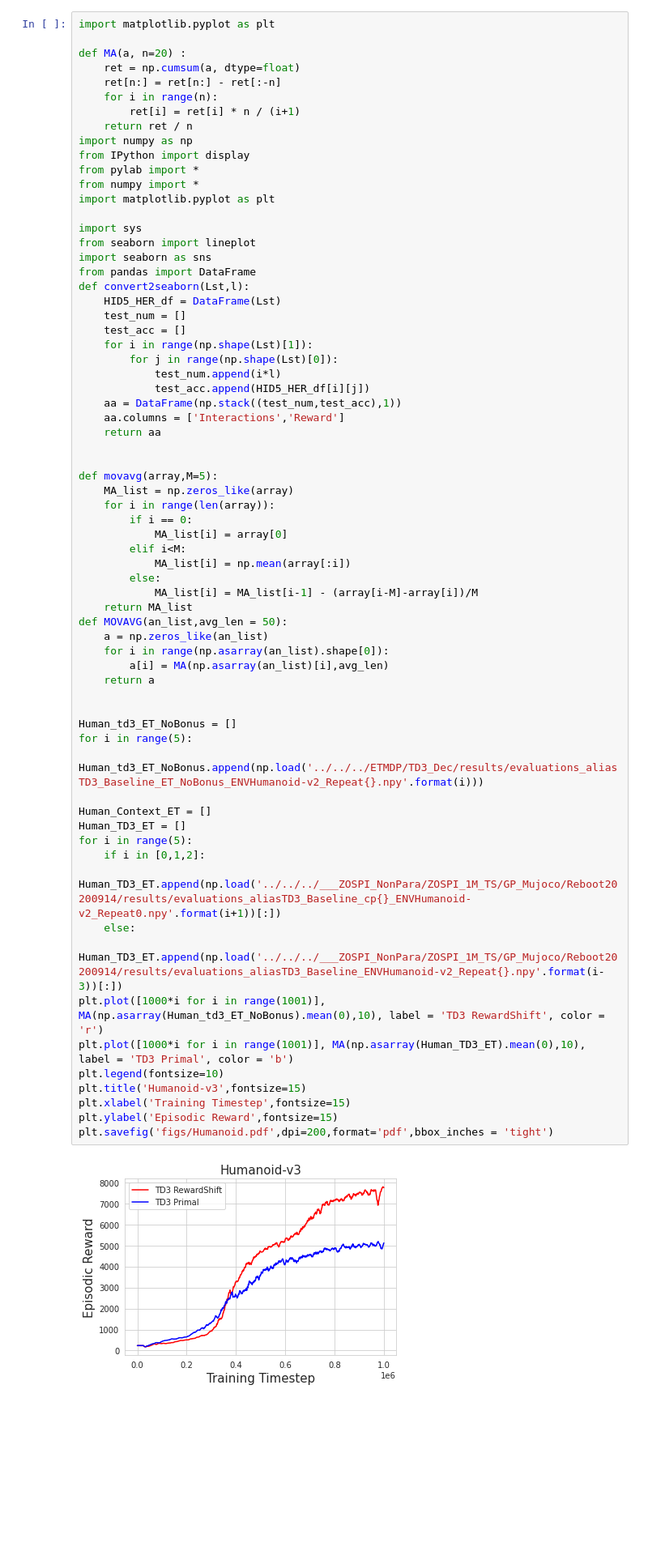
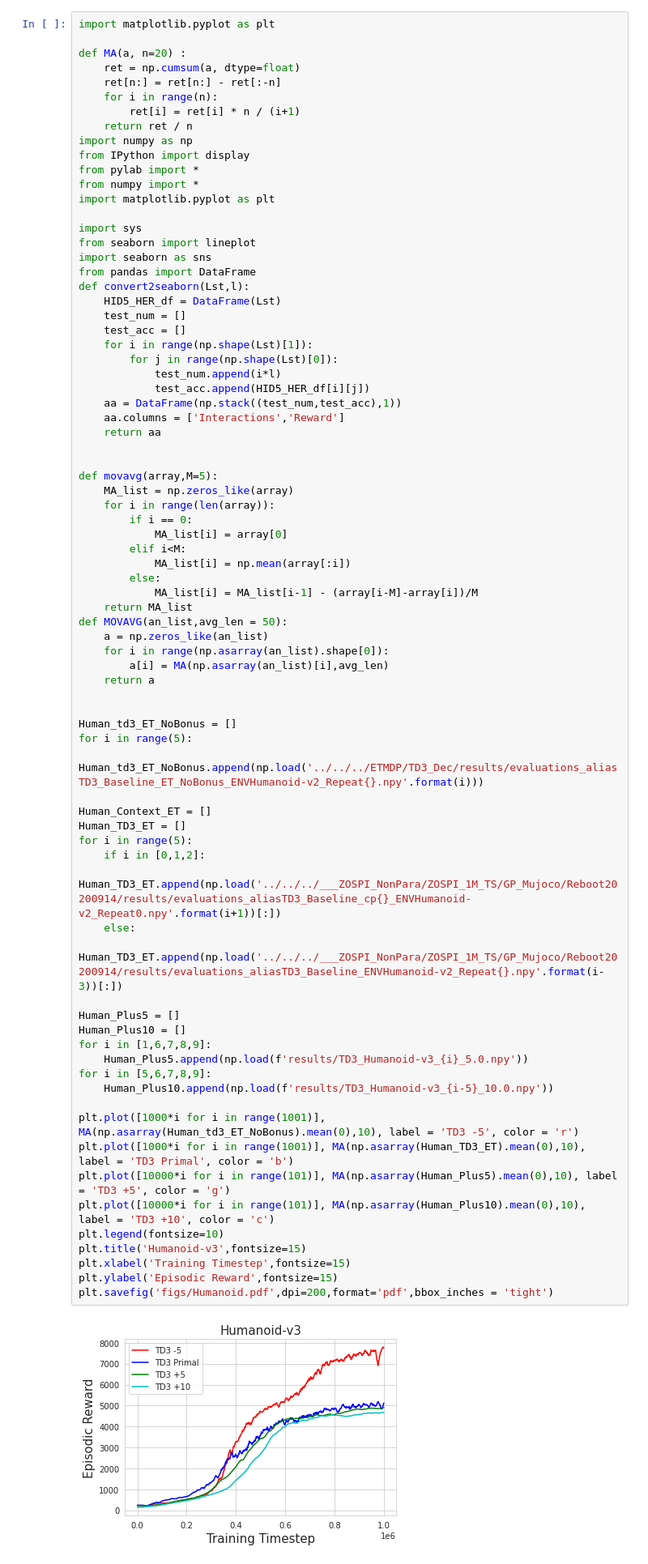
Before and after one commit to holarissun/RewardShifting, a Jupyter notebook: RebuttalExperiments/PlotRebuttal Figures.ipynb, the cells around one changed output. Shown: that part at 81% size. Drawn from its saved outputs; the diff is of its cells as text; blank space fills up the shorter version.

```diff
--- a/RebuttalExperiments/PlotRebuttal Figures.ipynb
+++ b/RebuttalExperiments/PlotRebuttal Figures.ipynb
@@ -98,32 +98,42 @@ def movavg(array,M=5):
         elif i<M:
             MA_list[i] = np.mean(array[:i])
         else:
             MA_list[i] = MA_list[i-1] - (array[i-M]-array[i])/M
     return MA_list
 def MOVAVG(an_list,avg_len = 50):
     a = np.zeros_like(an_list)
     for i in range(np.asarray(an_list).shape[0]):
         a[i] = MA(np.asarray(an_list)[i],avg_len)
     return a
 
 
 Human_td3_ET_NoBonus = []
 for i in range(5):
     Human_td3_ET_NoBonus.append(np.load('../../../ETMDP/TD3_Dec/results/evaluations_aliasTD3_Baseline_ET_NoBonus_ENVHumanoid-v2_Repeat{}.npy'.format(i)))
 
 Human_Context_ET = []
 Human_TD3_ET = []
 for i in range(5):
     if i in [0,1,2]:
         Human_TD3_ET.append(np.load('../../../___ZOSPI_NonPara/ZOSPI_1M_TS/GP_Mujoco/Reboot20200914/results/evaluations_aliasTD3_Baseline_cp{}_ENVHumanoid-v2_Repeat0.npy'.format(i+1))[:])
     else:
         Human_TD3_ET.append(np.load('../../../___ZOSPI_NonPara/ZOSPI_1M_TS/GP_Mujoco/Reboot20200914/results/evaluations_aliasTD3_Baseline_ENVHumanoid-v2_Repeat{}.npy'.format(i-3))[:])
-plt.plot([1000*i for i in range(1001)], MA(np.asarray(Human_td3_ET_NoBonus).mean(0),10), label = 'TD3 RewardShift', color = 'r')
+
+Human_Plus5 = []
+Human_Plus10 = []
+for i in [1,6,7,8,9]:
+    Human_Plus5.append(np.load(f'results/TD3_Humanoid-v3_{i}_5.0.npy'))
+for i in [5,6,7,8,9]:
+    Human_Plus10.append(np.load(f'results/TD3_Humanoid-v3_{i-5}_10.0.npy'))
+
+plt.plot([1000*i for i in range(1001)], MA(np.asarray(Human_td3_ET_NoBonus).mean(0),10), label = 'TD3 -5', color = 'r')
 plt.plot([1000*i for i in range(1001)], MA(np.asarray(Human_TD3_ET).mean(0),10), label = 'TD3 Primal', color = 'b')
+plt.plot([10000*i for i in range(101)], MA(np.asarray(Human_Plus5).mean(0),10), label = 'TD3 +5', color = 'g')
+plt.plot([10000*i for i in range(101)], MA(np.asarray(Human_Plus10).mean(0),10), label = 'TD3 +10', color = 'c')
 plt.legend(fontsize=10)
 plt.title('Humanoid-v3',fontsize=15)
 plt.xlabel('Training Timestep',fontsize=15)
 plt.ylabel('Episodic Reward',fontsize=15)
 plt.savefig('figs/Humanoid.pdf',dpi=200,format='pdf',bbox_inches = 'tight')
 # %% [output]
-[figure, old version]
+[figure, new version]
```
Also changed, not shown: parts of 3 cells of this notebook, 1 other file.
